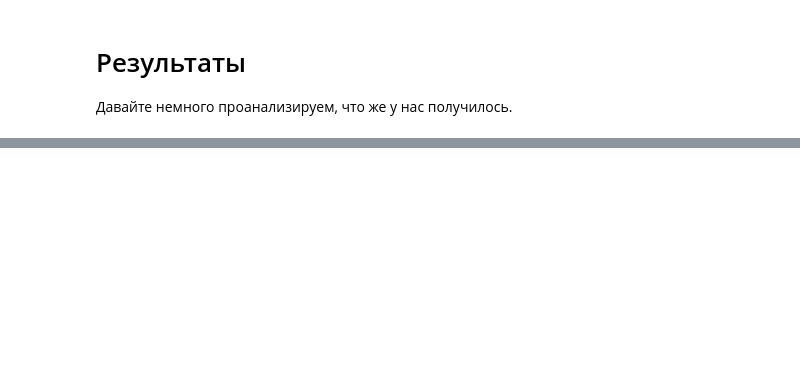
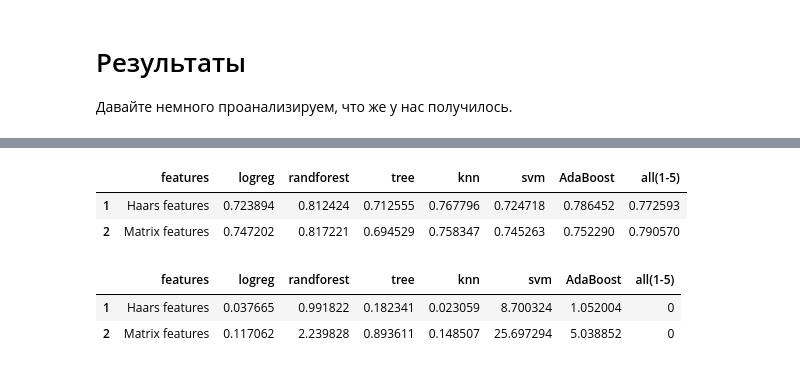
Before and after one commit to Kat-ies/Coursework, a Jupyter notebook: faceDetecting.ipynb, the cells around one changed output, grey strips where cells are left out. Saved outputs shown, nothing was run; the diff lists cells and outputs as text; code cells hidden in the pictures; blank space fills up the shorter version.

```diff
--- a/faceDetecting.ipynb
+++ b/faceDetecting.ipynb
@@ -501,0 +532,30 @@ test_img
+# %%
+from sklearn.metrics import accuracy_score
+from pandas import read_csv
+
+feature_list = ['Haars features', 'Matrix features']
+methods_list = ['logreg', 'randforest', 'tree', 'knn', 'svm', 'AdaBoost', 'all(1-5)']
+
+haars_df =read_csv('/content/drive/My Drive/Курсач/files/haars_df.csv', index_col=0)
+matrix_df =read_csv('/content/drive/My Drive/Курсач/files/matrix_df.csv', index_col=0)
+accuracy_df = pd.DataFrame(feature_list, index=['1', '2'], columns=['features'])
+time_df = pd.DataFrame(feature_list, index=['1', '2'], columns=['features'])
+time_of_train[0].append(0)
+time_of_train[1].append(0)
+
+
+for i, cols in enumerate(methods_list):
+    accuracy_df[cols] = [accuracy_score(haars_df['y_test'], haars_df[cols]),accuracy_score(matrix_df['y_test'], matrix_df[cols])]
+    time_df[cols] = [time_of_train[0][i], time_of_train[1][i]]
+
+accuracy_df[:]
+# %% [output]
+|  | features | logreg | randforest | tree | knn | svm | AdaBoost | all(1-5) |
+| 1 | Haars features | 0.723894 | 0.812424 | 0.712555 | 0.767796 | 0.724718 | 0.786452 | 0.772593 |
+| 2 | Matrix features | 0.747202 | 0.817221 | 0.694529 | 0.758347 | 0.745263 | 0.752290 | 0.790570 |
+# %%
+time_df[:]
+# %% [output]
+|  | features | logreg | randforest | tree | knn | svm | AdaBoost | all(1-5) |
+| 1 | Haars features | 0.037665 | 0.991822 | 0.182341 | 0.023059 | 8.700324 | 1.052004 | 0 |
+| 2 | Matrix features | 0.117062 | 2.239828 | 0.893611 | 0.148507 | 25.697294 | 5.038852 | 0 |
```
Also changed, not shown: parts of 33 cells of this notebook.
